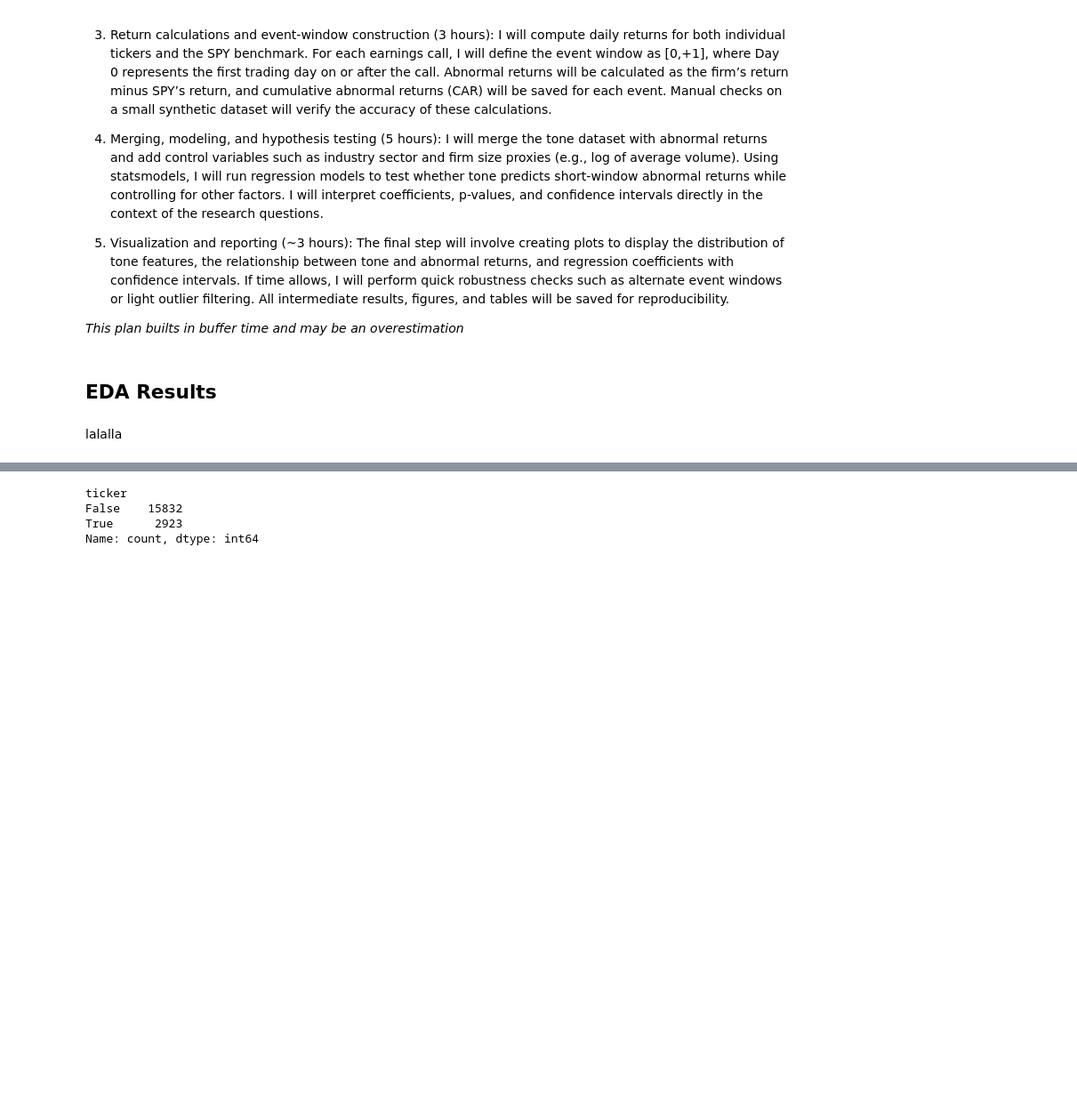
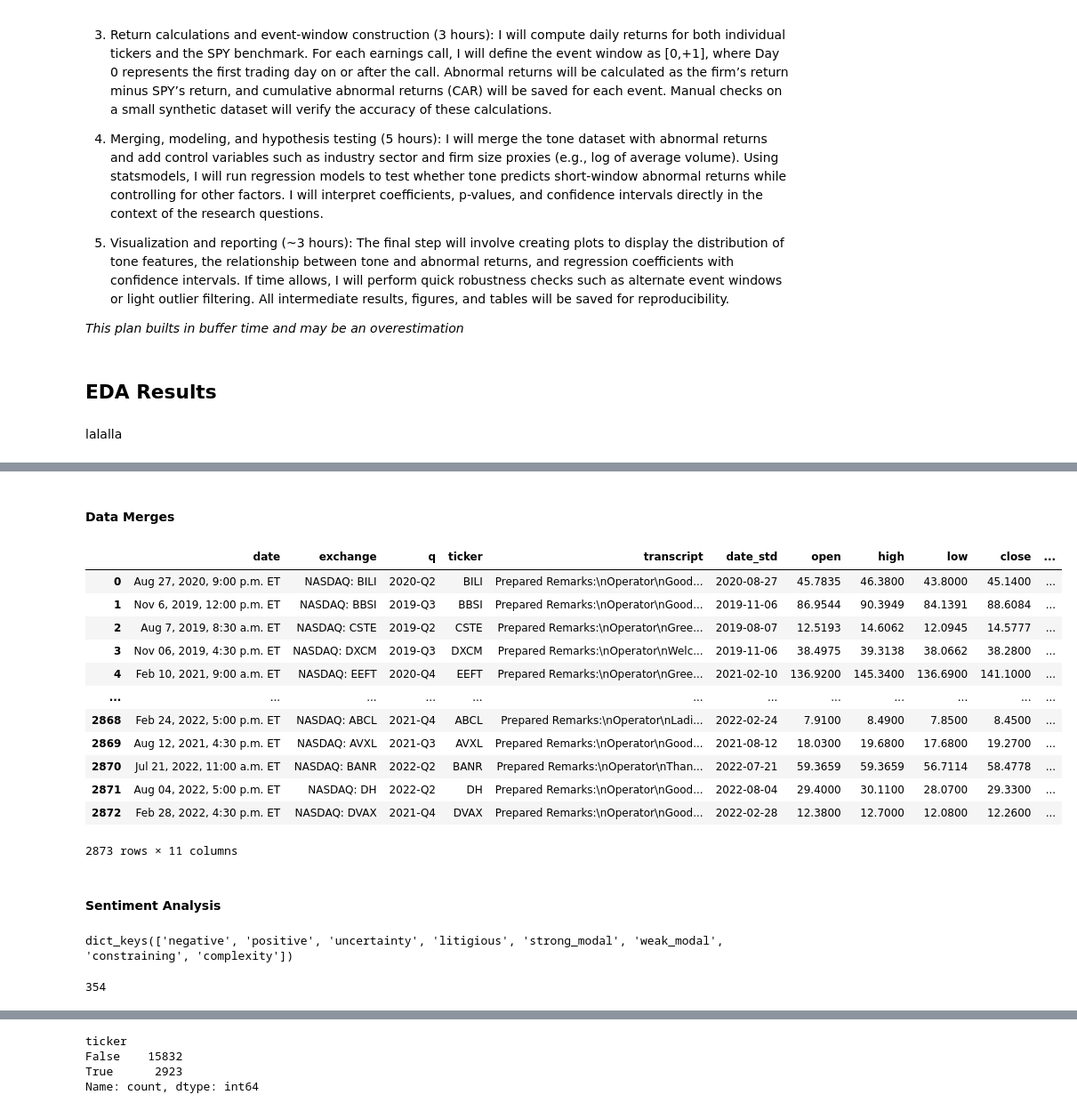
Before and after one commit to asht0nmb/earnings_language_impact, a Jupyter notebook: project.ipynb, the cells around one changed output, grey strips where cells are left out. Shown at 89% size. Drawn from its saved outputs; the diff is of its cells as text; code cells hidden in the pictures; blank space fills up the shorter version.

```diff
--- a/project.ipynb
+++ b/project.ipynb
@@ -293,0 +241,3 @@ Joining
+# %%
+ohlcv_df = load_relevant_ohlcv('data/nasdaq_prices', er_df)
+ohlcv_df
@@ -293,0 +294,26 @@ Joining
+# %%
+def daily_returns_calc(df: DataFrame, price_col: str, date_col: str, group_col: str = None, return_col: str = None) -> DataFrame:
+    """
+    Computes daily returns given an input df, price col, date col, and grouping column,
+    using a simple percent change formula. Returns a df that retains the calculated
+    returns, that is sorted.
+    """
+    # asserts for input verification?
+    assert price_col in df.columns, f"Column '{price_col}' not found"
+    assert date_col in df.columns, f"Column '{date_col}' not found"
+    assert len(df) > 0, "DataFrame cannot be empty"
+
+    out = df.copy()
+
+    if group_col is None:
+        sort_cols = [date_col]
+        out = out.sort_values(sort_cols)
+        out[return_col] = out[price_col].pct_change()
+    else:
+        sort_cols = [group_col, date_col]
+        out = out.sort_values(sort_cols)
+        out[return_col] = out.groupby(group_col)[price_col].pct_change()
+
+    assert out[return_col].notna().sum() > 0, "All returns are NaN"
+
+    return out
@@ -293,0 +339,38 @@ Joining
+# %%
+ohlcv_df = daily_returns_calc(ohlcv_df, 'close', 'date_std', 'ticker', 'return')
+spy_returns = daily_returns_calc(spy_df, 'Close', 'date_std', return_col='spy_return')
+# %% [markdown]
+#### Data Merges
+# %%
+## move this to initial file loading etc!!
+ohlcv_df = ohlcv_df.copy()
+if 'datetime64' in str(ohlcv_df['date_std'].dtype): #can delete IF stmnt once in initial load
+    ohlcv_df['date_std'] = ohlcv_df['date_std'].dt.date
+# %%
+# uses inner join to merge pricing and report data (post ticker filter)
+merged = er_df.merge(ohlcv_df, on=['ticker', 'date_std'], how='inner')
+merged
+# %% [output]
+|  | date | exchange | q | ticker | transcript | date_std | open | high | low | close | ... |
+| 0 | Aug 27, 2020, 9:00 p.m. ET | NASDAQ: BILI | 2020-Q2 | BILI | Prepared Remarks:\nOperator\nGood... | 2020-08-27 | 45.7835 | 46.3800 | 43.8000 | 45.1400 | ... |
+| 1 | Nov 6, 2019, 12:00 p.m. ET | NASDAQ: BBSI | 2019-Q3 | BBSI | Prepared Remarks:\nOperator\nGood... | 2019-11-06 | 86.9544 | 90.3949 | 84.1391 | 88.6084 | ... |
+| 2 | Aug 7, 2019, 8:30 a.m. ET | NASDAQ: CSTE | 2019-Q2 | CSTE | Prepared Remarks:\nOperator\nGree... | 2019-08-07 | 12.5193 | 14.6062 | 12.0945 | 14.5777 | ... |
+| 3 | Nov 06, 2019, 4:30 p.m. ET | NASDAQ: DXCM | 2019-Q3 | DXCM | Prepared Remarks:\nOperator\nWelc... | 2019-11-06 | 38.4975 | 39.3138 | 38.0662 | 38.2800 | ... |
+| 4 | Feb 10, 2021, 9:00 a.m. ET | NASDAQ: EEFT | 2020-Q4 | EEFT | Prepared Remarks:\nOperator\nGree... | 2021-02-10 | 136.9200 | 145.3400 | 136.6900 | 141.1000 | ... |
+| ... | ... | ... | ... | ... | ... | ... | ... | ... | ... | ... | ... |
+| 2868 | Feb 24, 2022, 5:00 p.m. ET | NASDAQ: ABCL | 2021-Q4 | ABCL | Prepared Remarks:\nOperator\nLadi... | 2022-02-24 | 7.9100 | 8.4900 | 7.8500 | 8.4500 | ... |
+| 2869 | Aug 12, 2021, 4:30 p.m. ET | NASDAQ: AVXL | 2021-Q3 | AVXL | Prepared Remarks:\nOperator\nGood... | 2021-08-12 | 18.0300 | 19.6800 | 17.6800 | 19.2700 | ... |
+| 2870 | Jul 21, 2022, 11:00 a.m. ET | NASDAQ: BANR | 2022-Q2 | BANR | Prepared Remarks:\nOperator\nThan... | 2022-07-21 | 59.3659 | 59.3659 | 56.7114 | 58.4778 | ... |
+| 2871 | Aug 04, 2022, 5:00 p.m. ET | NASDAQ: DH | 2022-Q2 | DH | Prepared Remarks:\nOperator\nGood... | 2022-08-04 | 29.4000 | 30.1100 | 28.0700 | 29.3300 | ... |
+| 2872 | Feb 28, 2022, 4:30 p.m. ET | NASDAQ: DVAX | 2021-Q4 | DVAX | Prepared Remarks:\nOperator\nGood... | 2022-02-28 | 12.3800 | 12.7000 | 12.0800 | 12.2600 | ... |
+2873 rows × 11 columns
+# %% [markdown]
+#### Sentiment Analysis
+# %%
+sentiment_dicts.keys()
+# %% [output]
+dict_keys(['negative', 'positive', 'uncertainty', 'litigious', 'strong_modal', 'weak_modal', 'constraining', 'complexity'])
+# %%
+len(sentiment_dicts['positive'])
+# %% [output]
+354
```
Also changed, not shown: parts of 64 cells of this notebook.
